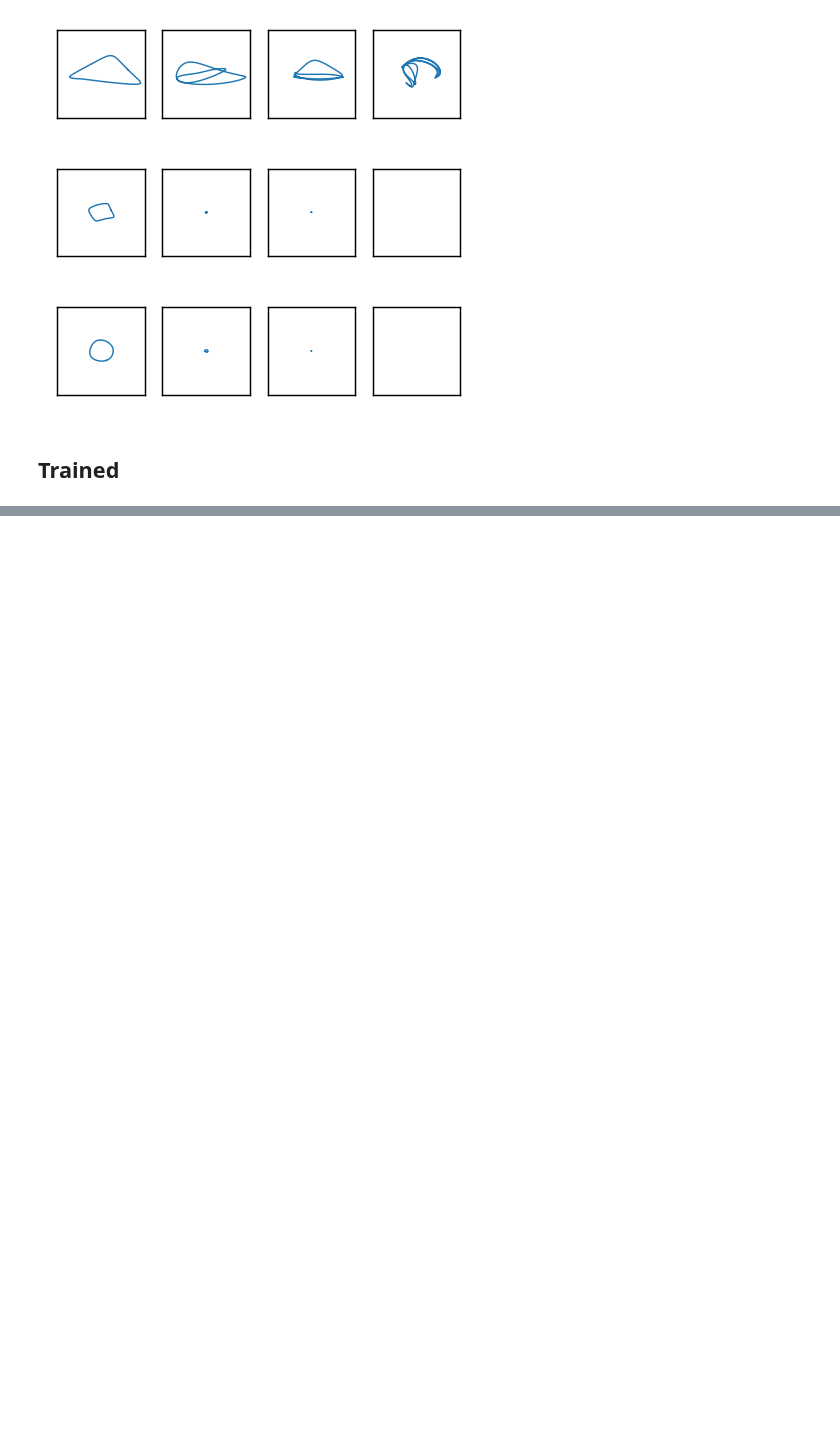
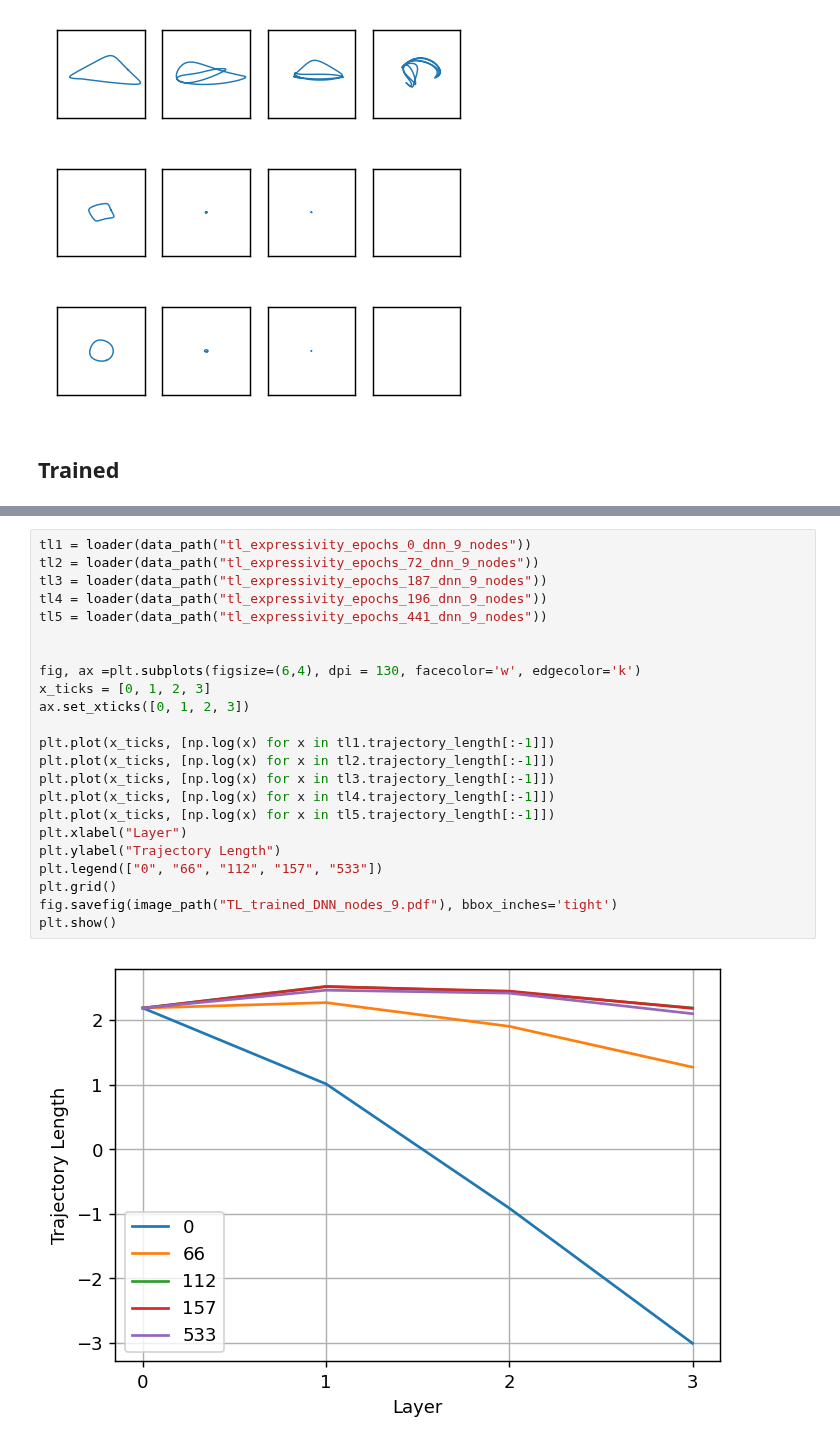
Before and after one commit to KristianWold/Master-Thesis, a Jupyter notebook: notebooks/analysis/Expressivity and Stability.ipynb, the cells around one changed output, grey strips where cells are left out. Saved outputs shown, nothing was run; the diff lists cells and outputs as text; blank space fills up the shorter version.

```diff
--- a/notebooks/analysis/Expressivity and Stability.ipynb
+++ b/notebooks/analysis/Expressivity and Stability.ipynb
@@ -149,0 +180,25 @@ plt.show()
+# %%
+tl1 = loader(data_path("tl_expressivity_epochs_0_dnn_9_nodes"))
+tl2 = loader(data_path("tl_expressivity_epochs_72_dnn_9_nodes"))
+tl3 = loader(data_path("tl_expressivity_epochs_187_dnn_9_nodes"))
+tl4 = loader(data_path("tl_expressivity_epochs_196_dnn_9_nodes"))
+tl5 = loader(data_path("tl_expressivity_epochs_441_dnn_9_nodes"))
+
+
+fig, ax =plt.subplots(figsize=(6,4), dpi = 130, facecolor='w', edgecolor='k')
+x_ticks = [0, 1, 2, 3]
+ax.set_xticks([0, 1, 2, 3])
+
+plt.plot(x_ticks, [np.log(x) for x in tl1.trajectory_length[:-1]])
+plt.plot(x_ticks, [np.log(x) for x in tl2.trajectory_length[:-1]])
+plt.plot(x_ticks, [np.log(x) for x in tl3.trajectory_length[:-1]])
+plt.plot(x_ticks, [np.log(x) for x in tl4.trajectory_length[:-1]])
+plt.plot(x_ticks, [np.log(x) for x in tl5.trajectory_length[:-1]])
+plt.xlabel("Layer")
+plt.ylabel("Trajectory Length")
+plt.legend(["0", "66", "112", "157", "533"])
+plt.grid()
+fig.savefig(image_path("TL_trained_DNN_nodes_9.pdf"), bbox_inches='tight')
+plt.show()
+# %% [output]
+[figure, added]
```
Also changed, not shown: parts of 4 cells of this notebook, 37 other files.
